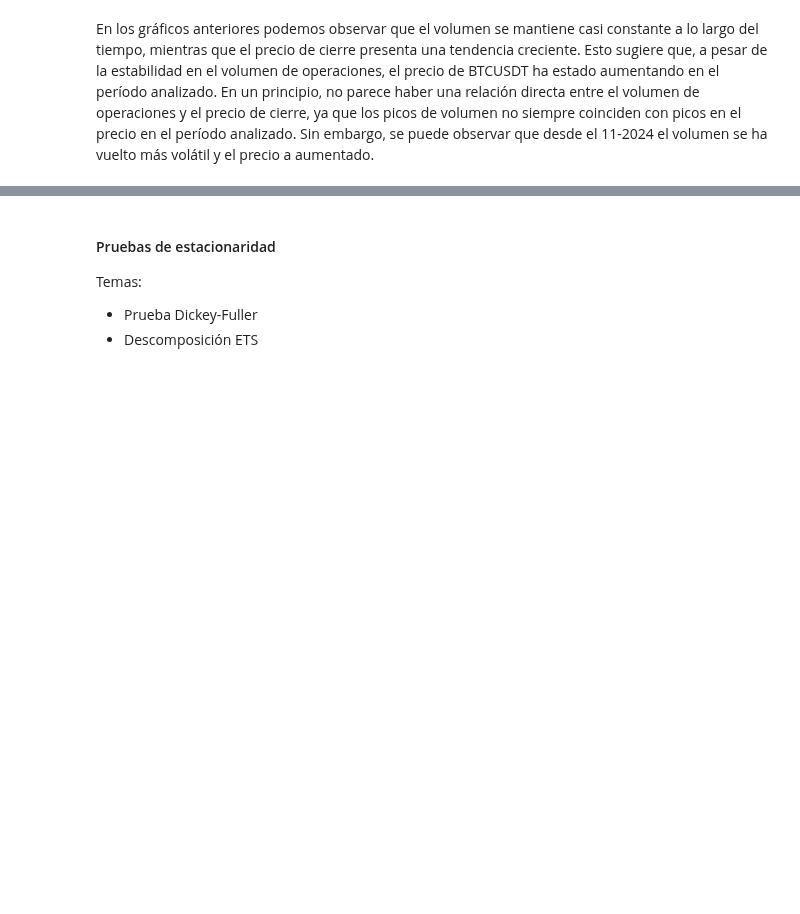
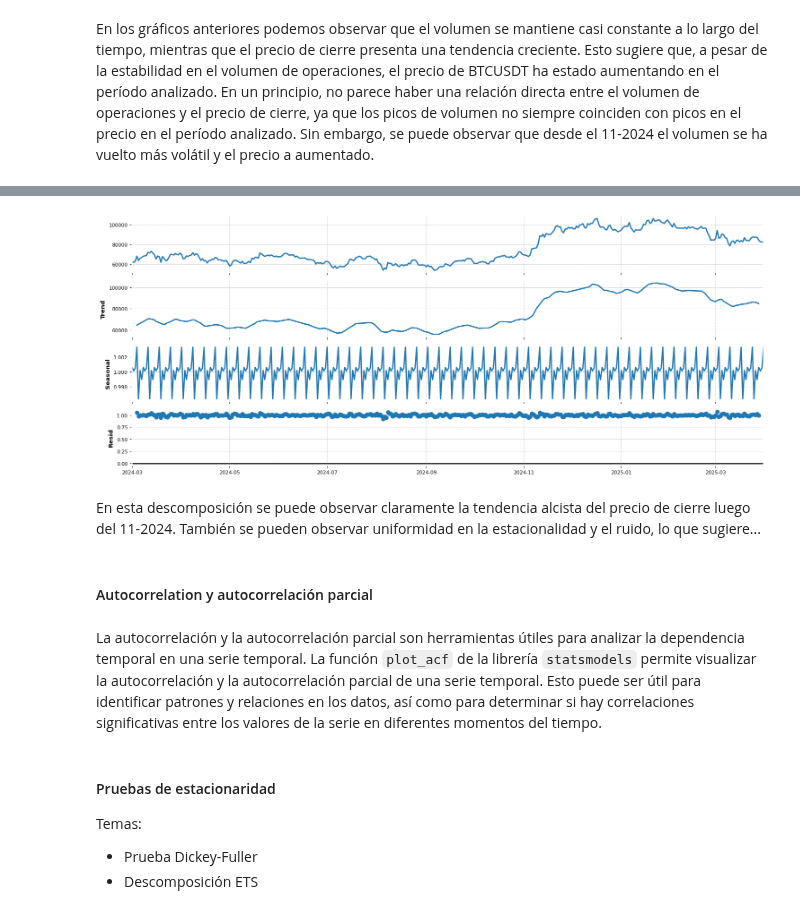
Before and after one commit to brunomaso1/uba-mia, a Jupyter notebook: mia-ast1/Trabajo final/tp-final.ipynb, the cells around one changed output, grey strips where cells are left out. Saved outputs shown, nothing was run; the diff lists cells and outputs as text; code cells hidden in the pictures; blank space fills up the shorter version.

Commit message:
feat: :sparkles: TP-Final: Descomposición ETS. Autocorrelacion y estacionaridad en proceso.

```diff
--- a/mia-ast1/Trabajo final/tp-final.ipynb
+++ b/mia-ast1/Trabajo final/tp-final.ipynb
@@ -407,3 +428,19 @@ En los gráficos anteriores podemos observar que el volumen se mantiene casi con
+# %%
+df_close = df[["Open Time", "Close"]].copy()
+df_close.set_index('Open Time', inplace=True)
+result = seasonal_decompose(df_close, model="multiplicative")
+fig = result.plot()
+fig.set_size_inches(15, 6)
+fig.tight_layout()
+plt.show()
+# %% [output]
+[figure, added]
+# %% [markdown]
+En esta descomposición se puede observar claramente la tendencia alcista del precio de cierre luego del 11-2024. También se pueden observar uniformidad en la estacionalidad y el ruido, lo que sugiere... <!-- TODO: Completar esto o sacar -->
+# %% [markdown]
+#### Autocorrelation y autocorrelación parcial
+# %% [markdown]
+La autocorrelación y la autocorrelación parcial son herramientas útiles para analizar la dependencia temporal en una serie temporal. La función `plot_acf` de la librería `statsmodels` permite visualizar la autocorrelación y la autocorrelación parcial de una serie temporal. Esto puede ser útil para identificar patrones y relaciones en los datos, así como para determinar si hay correlaciones significativas entre los valores de la serie en diferentes momentos del tiempo.
 # %% [markdown]
 #### Pruebas de estacionaridad
 
```
Also changed, not shown: parts of 8 cells of this notebook.
